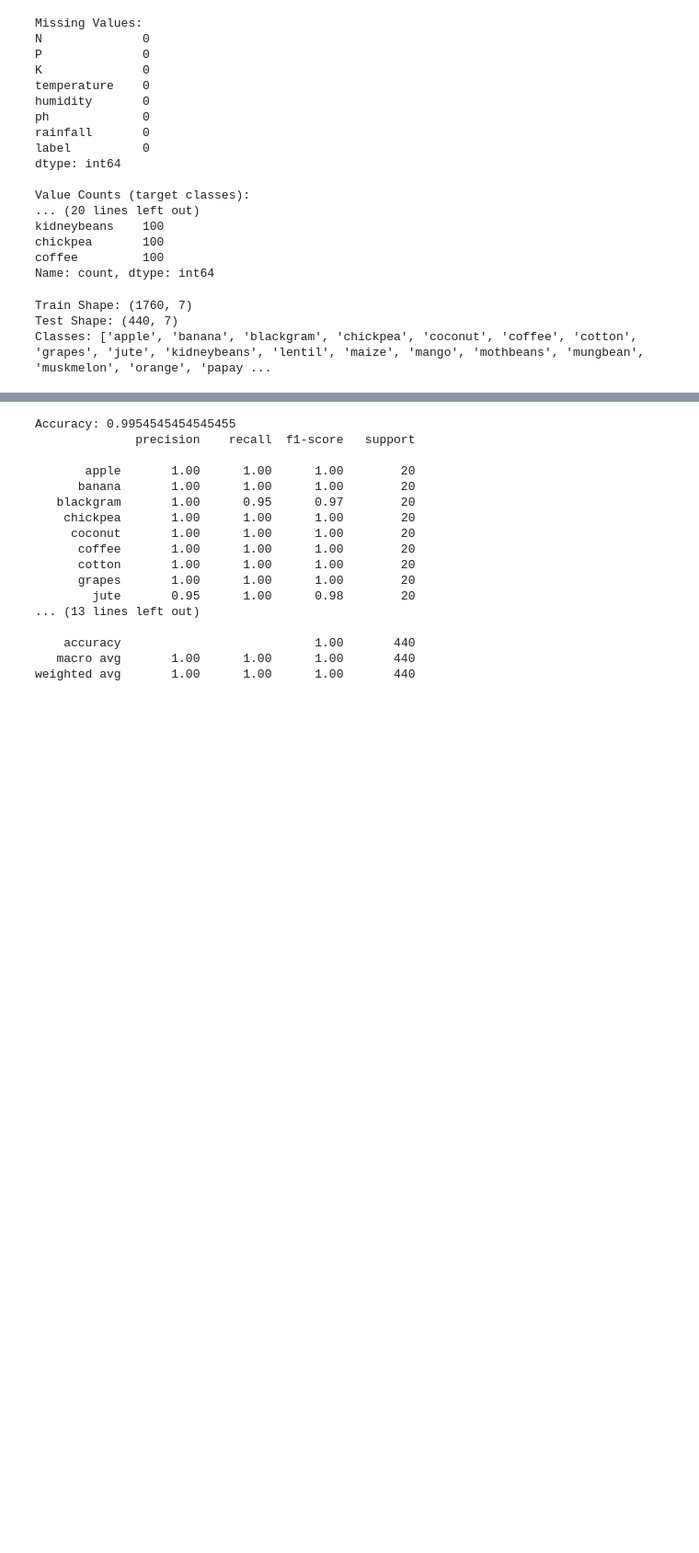
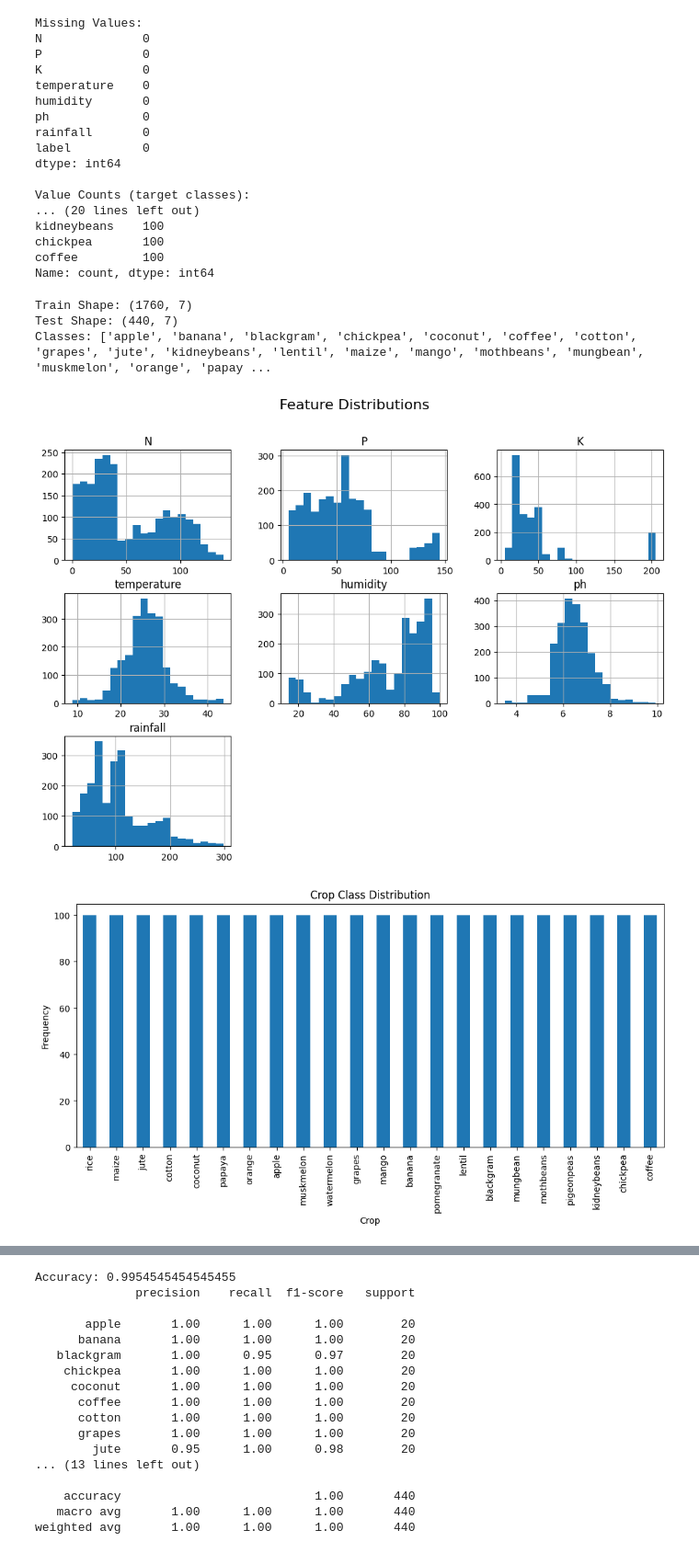
Before and after one commit to Jainpaswan/farm-intelligence-system, a Jupyter notebook: crop-recommendation-agri-ai.ipynb, the cells around one changed output, grey strips where cells are left out. Shown at 92% size. Saved outputs shown, nothing was run; the diff lists cells and outputs as text; code cells hidden in the pictures; blank space fills up the shorter version.

Commit message:
Kaggle Notebook | CROP_Recommendation_AGRI_AI | Version 3

```diff
--- a/crop-recommendation-agri-ai.ipynb
+++ b/crop-recommendation-agri-ai.ipynb
@@ -90,3 +90,29 @@ print("Classes:", list(le.classes_))
 Train Shape: (1760, 7)
 Test Shape: (440, 7)
 Classes: ['apple', 'banana', 'blackgram', 'chickpea', 'coconut', 'coffee', 'cotton', 'grapes', 'jute', 'kidneybeans', 'lentil', 'maize', 'mango', 'mothbeans', 'mungbean', 'muskmelon', 'orange', 'papay ...
+# %%
+import matplotlib.pyplot as plt
+
+# 1. Distribution of numeric features
+df[features].hist(figsize=(12,8), bins=20)
+plt.suptitle("Feature Distributions", fontsize=16)
+plt.show()
+
+# 2. Crop frequency count
+plt.figure(figsize=(12,5))
+df['label'].value_counts().plot(kind='bar')
+plt.title("Crop Class Distribution")
+plt.xlabel("Crop")
+plt.ylabel("Frequency")
+plt.xticks(rotation=90)
+plt.show()
+
+# 3. Correlation heatmap
+import seaborn as sns
+plt.figure(figsize=(10,7))
+sns.heatmap(df[features].corr(), annot=True, cmap="viridis")
+plt.title("Feature Correlation Heatmap")
+plt.show()
+# %% [output]
+[figure, added]
+[figure, added]
```
Also changed, not shown: parts of 5 cells of this notebook.
